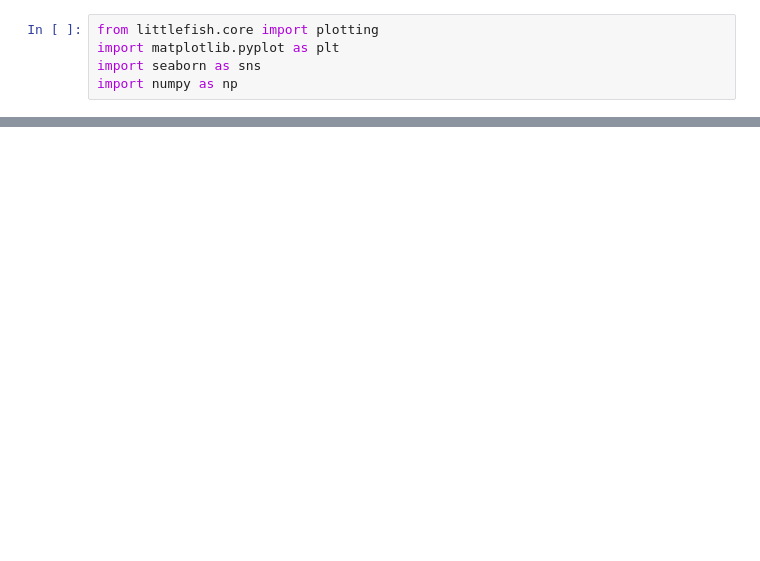
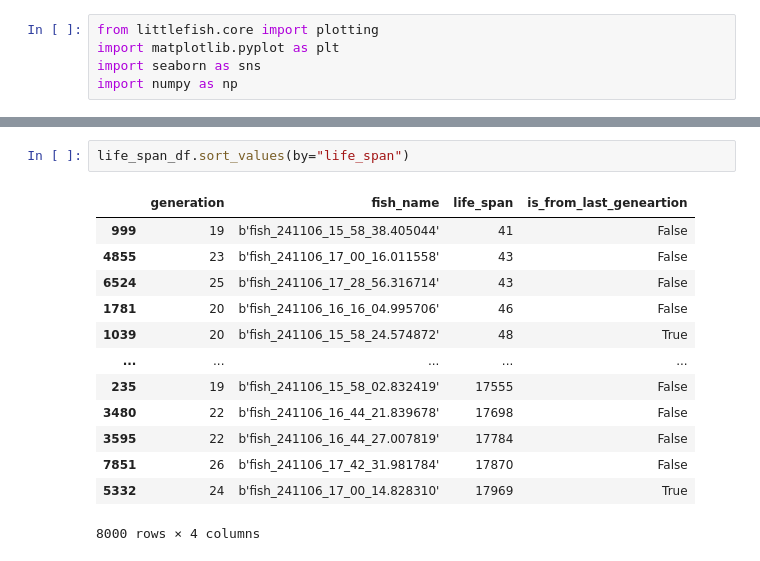
Before and after one commit to zhuangjun1981/littlefish, a Jupyter notebook: littlefish/scripts/for_visualization/010_evolution_life_spans_sim_3.ipynb, the cells around one changed output, grey strips where cells are left out. Drawn from its saved outputs; the diff is of its cells as text; blank space fills up the shorter version.

```diff
--- a/littlefish/scripts/for_visualization/010_evolution_life_spans_sim_3.ipynb
+++ b/littlefish/scripts/for_visualization/010_evolution_life_spans_sim_3.ipynb
@@ -58,3 +46,19 @@ life_span_df
+# %%
+life_span_df.sort_values(by="life_span")
+# %% [output]
+|  | generation | fish_name | life_span | is_from_last_geneartion |
+| 999 | 19 | b'fish_241106_15_58_38.405044' | 41 | False |
+| 4855 | 23 | b'fish_241106_17_00_16.011558' | 43 | False |
+| 6524 | 25 | b'fish_241106_17_28_56.316714' | 43 | False |
+| 1781 | 20 | b'fish_241106_16_16_04.995706' | 46 | False |
+| 1039 | 20 | b'fish_241106_15_58_24.574872' | 48 | True |
+| ... | ... | ... | ... | ... |
+| 235 | 19 | b'fish_241106_15_58_02.832419' | 17555 | False |
+| 3480 | 22 | b'fish_241106_16_44_21.839678' | 17698 | False |
+| 3595 | 22 | b'fish_241106_16_44_27.007819' | 17784 | False |
+| 7851 | 26 | b'fish_241106_17_42_31.981784' | 17870 | False |
+| 5332 | 24 | b'fish_241106_17_00_14.828310' | 17969 | True |
+8000 rows × 4 columns
 # %%
 gens = sorted(life_span_df["generation"].unique())
 mean_life_span = []
```
Also changed, not shown: parts of 6 cells of this notebook, 3 other files.
